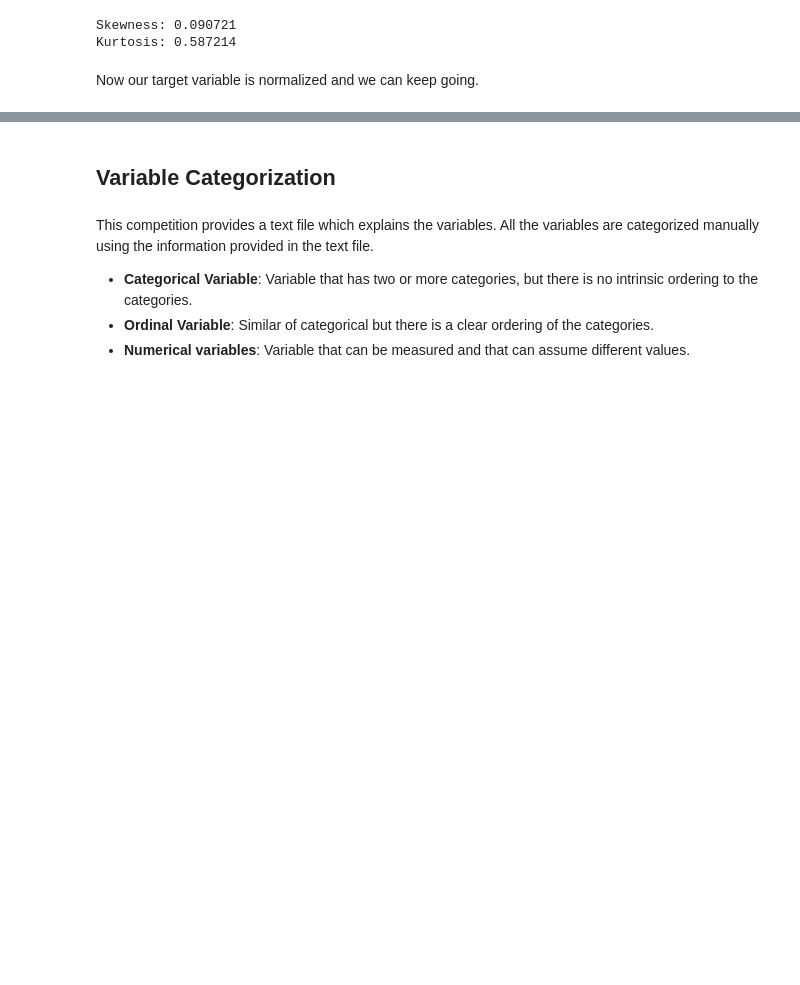
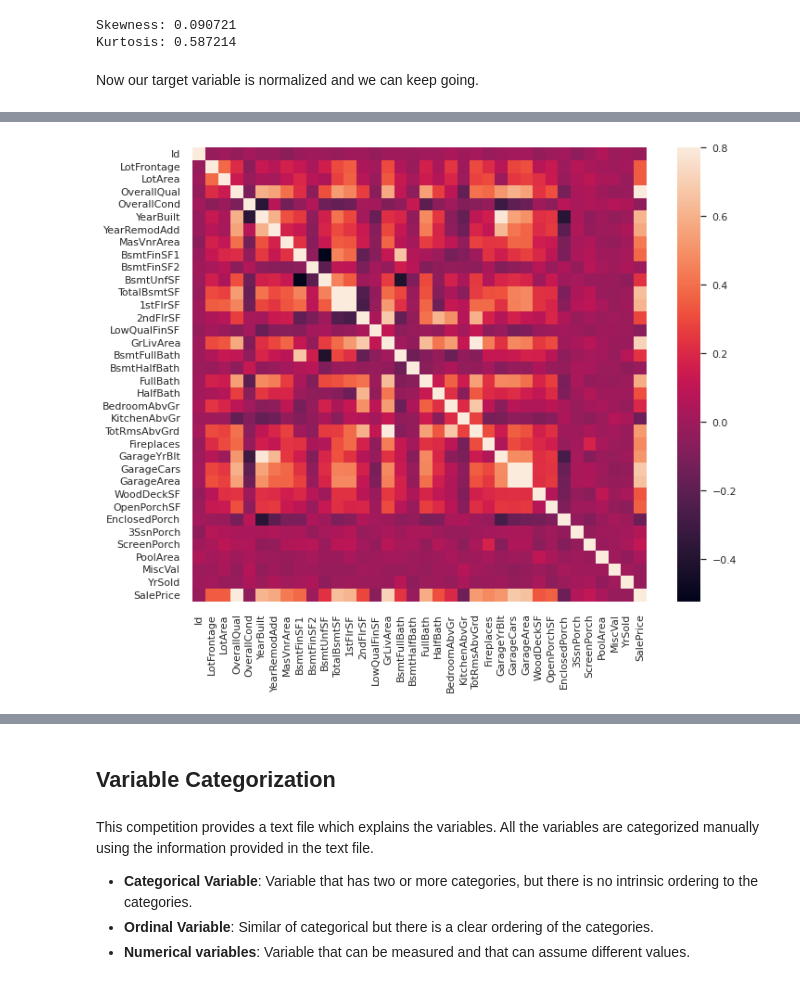
Before and after one commit to Robertosoftware/Advanced-Regression-Housing-Problem, a Jupyter notebook: Notebook/explained-100-advanced-regression-for-beginners.ipynb, the cells around one changed output, grey strips where cells are left out. Drawn from its saved outputs; the diff is of its cells as text; code cells hidden in the pictures; blank space fills up the shorter version.

```diff
--- a/Notebook/explained-100-advanced-regression-for-beginners.ipynb
+++ b/Notebook/explained-100-advanced-regression-for-beginners.ipynb
@@ -278,0 +292,4 @@ data['MoSold']=data['MoSold'].astype(object)
+# %%
+# Running the python function
+df_train_transformed = categorical_imputation(df_train)
+df_test_transformed = categorical_imputation(df_test)
@@ -281,9 +315,20 @@ data['MoSold']=data['MoSold'].astype(object)
 
 Let's replace all numeric variables with their median.
 # %%
-df=pd.DataFrame({'Type': data.dtypes,
-                  'Missing': data.isna().sum(),
-                  'Size':data.shape[0],
-                  'Unique': data.nunique()})
-df['Missing_%']= (df.Missing/df.Size)*100
-df[df['Missing']>0].sort_values(by=['Missing_%'], ascending=False)
+def numerical_imputation(df):
+    df_null=pd.DataFrame({'Type': df.dtypes,
+                  'Missing': df.isna().sum(),
+                  'Size':df.shape[0],
+                  'Unique': df.nunique()})
+    for i in df_null[df_null['Missing']>0].index:
+        if i=='SalePrice':
+            continue
+        else:
+            df[i]=df[i].fillna(df[i].median())
+    df_null=pd.DataFrame({'Type': df.dtypes,
+                  'Missing': df.isna().sum(),
+                  'Size':df.shape[0],
+                  'Unique': df.nunique()})
+    df_null['Missing_%']= (df_null.Missing/df_null.Size)*100
+    display(df_null[df_null['Missing']>0].sort_values(by=['Missing_%'], ascending=False))
+    return df;
@@ -413,0 +448,7 @@ Now our target variable is normalized and we can keep going.
+# %%
+#correlation matrix
+corrmat = df_train_transformed.corr()
+f, ax = plt.subplots(figsize=(12, 9))
+sns.heatmap(corrmat, vmax=.8, square=True);
+# %% [output]
+[figure, added]
```
Also changed, not shown: parts of 42 cells of this notebook.
